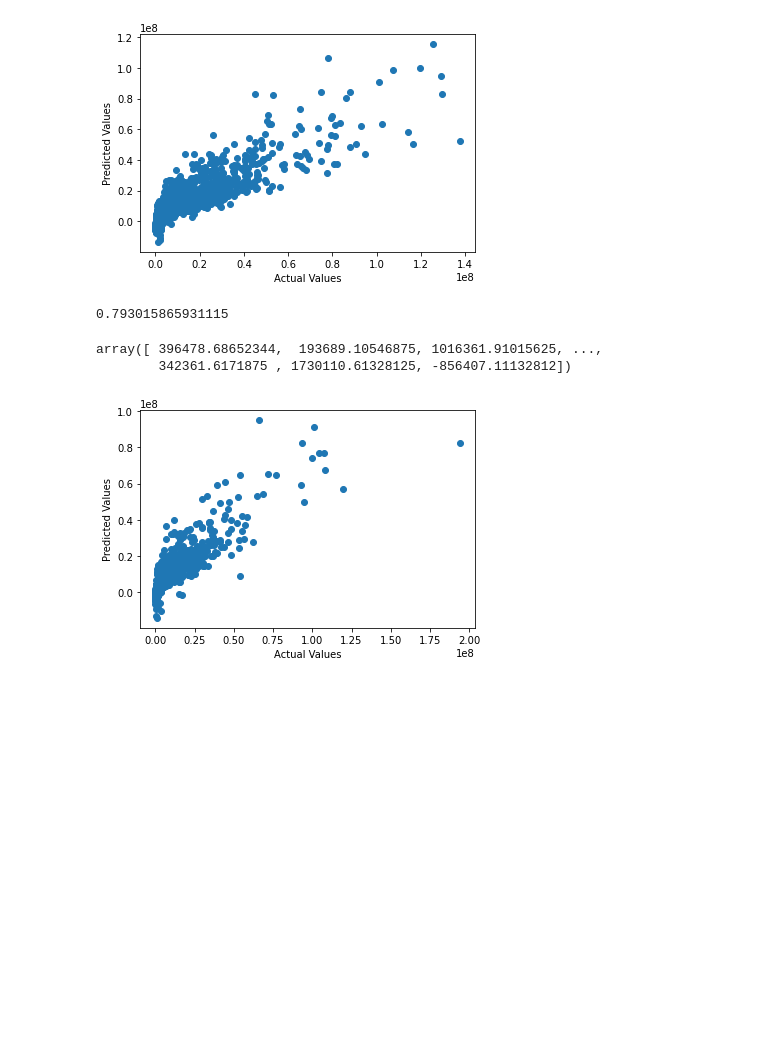
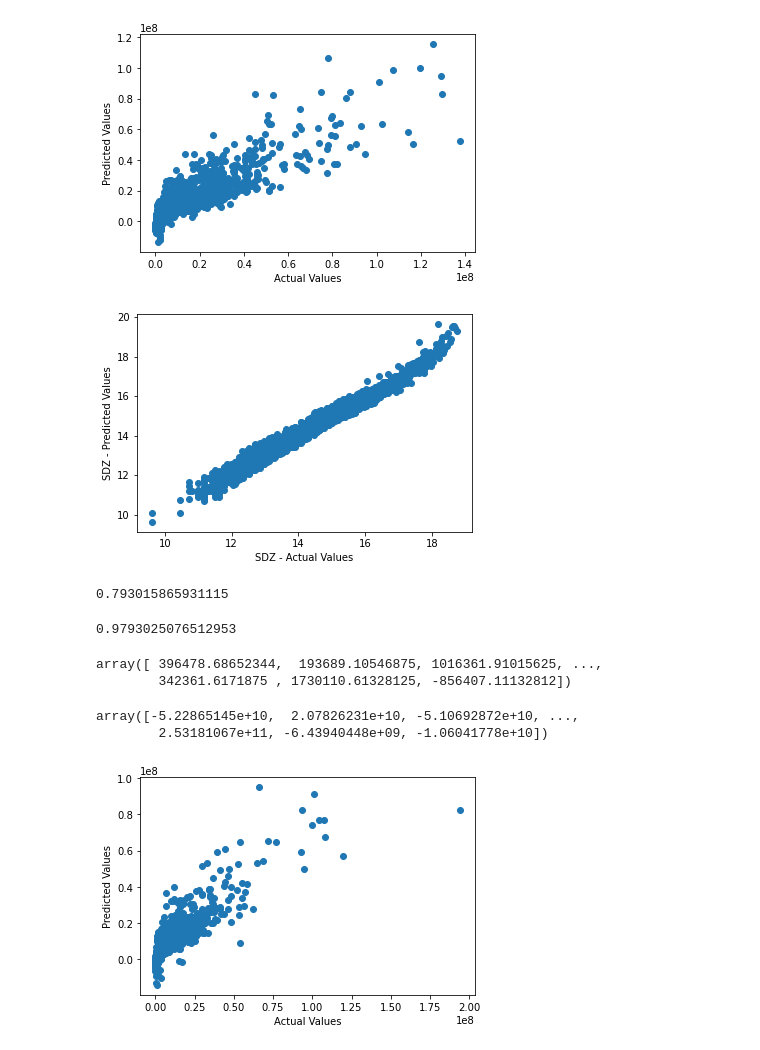
Before and after one commit to Abdulazeez-Dolapo/masters-dissertation, a Jupyter notebook: models/models.ipynb, the cells around one changed output. Cells and saved outputs as stored; diff of their text form; code cells hidden in the pictures; blank space fills up the shorter version.

Commit message:
add standardized version of multiple linear regression model

```diff
--- a/models/models.ipynb
+++ b/models/models.ipynb
@@ -12,8 +15,16 @@ non_numeric_columns = ['club_name', 'league_name', 'nationality_name']
 # Perform one-hot encoding on non-numeric columns
 encoded_data = pd.get_dummies(data, columns=non_numeric_columns, drop_first=True)
 
+# Create a copy of this dataset. The new copy will be standardized
+# so we can compare the performance of both the standardized and non-standardized datasets
+standardized_data = encoded_data.copy()
+standardized_data['value_eur'] = np.log(standardized_data['value_eur'])
+
+y = encoded_data['value_eur']
 x = encoded_data.drop(columns= 'value_eur')
-y = encoded_data['value_eur']
 
-encoded_data
+sdz_y = standardized_data['value_eur']
+sdz_x = standardized_data.drop(columns= 'value_eur')
+
+sdz_y
 # %% [output]
@@ -36,0 +63,11 @@ x_train, x_test, y_train, y_test = train_test_split(
+# %%
+# Standardize the train data
+sd_x_train, sd_x_test, sdz_y_train, sdz_y_test = train_test_split(
+   sdz_x, sdz_y, test_size=0.3, random_state=0
+)
+
+scaler = StandardScaler()
+sdz_x_train = scaler.fit_transform(sd_x_train)
+sdz_x_test = scaler.fit_transform(sd_x_test)
+
+sdz_x_train
@@ -42,3 +93,9 @@ c = lr.intercept_
 c
 # %% [output]
 7644854939193.64
+# %%
+sdz_lr = LinearRegression()
+sdz_lr.fit(sdz_x_train, sdz_y_train)
+
+sdz_c = lr.intercept_
+sdz_c
@@ -69,3 +149,6 @@ y_pred_train
 # %% [output]
 array([  419800.96777344,  4796284.52441406,  2419359.9296875 , ...,
         1527641.57226562,  3374014.72167969, 14012123.93359375])
+# %%
+sdz_y_pred_train = sdz_lr.predict(sdz_x_train)
+sdz_y_pred_train
@@ -76,16 +162,33 @@ plt.ylabel('Predicted Values')
 plt.show()
 # %% [output]
 [figure]
+# %%
+plt.scatter(sdz_y_train, sdz_y_pred_train)
+plt.xlabel('SDZ - Actual Values')
+plt.ylabel('SDZ - Predicted Values')
+plt.show()
+# %% [output]
+[figure, added]
 # %%
 r2_score(y_train, y_pred_train)
 # %% [output]
 0.793015865931115
+# %%
+r2_score(sdz_y_train, sdz_y_pred_train)
+# %% [output]
+0.9793025076512953
 # %%
 y_pred_test = lr.predict(x_test)
 y_pred_test
 # %% [output]
 array([ 396478.68652344,  193689.10546875, 1016361.91015625, ...,
         342361.6171875 , 1730110.61328125, -856407.11132812])
+# %%
+sdz_y_pred_test = sdz_lr.predict(sdz_x_test)
+sdz_y_pred_test
+# %% [output]
+array([-5.22865145e+10,  2.07826231e+10, -5.10692872e+10, ...,
+        2.53181067e+11, -6.43940448e+09, -1.06041778e+10])
 # %%
 plt.scatter(y_test, y_pred_test)
 plt.xlabel('Actual Values')
```
Also changed, not shown: parts of 9 cells of this notebook.
